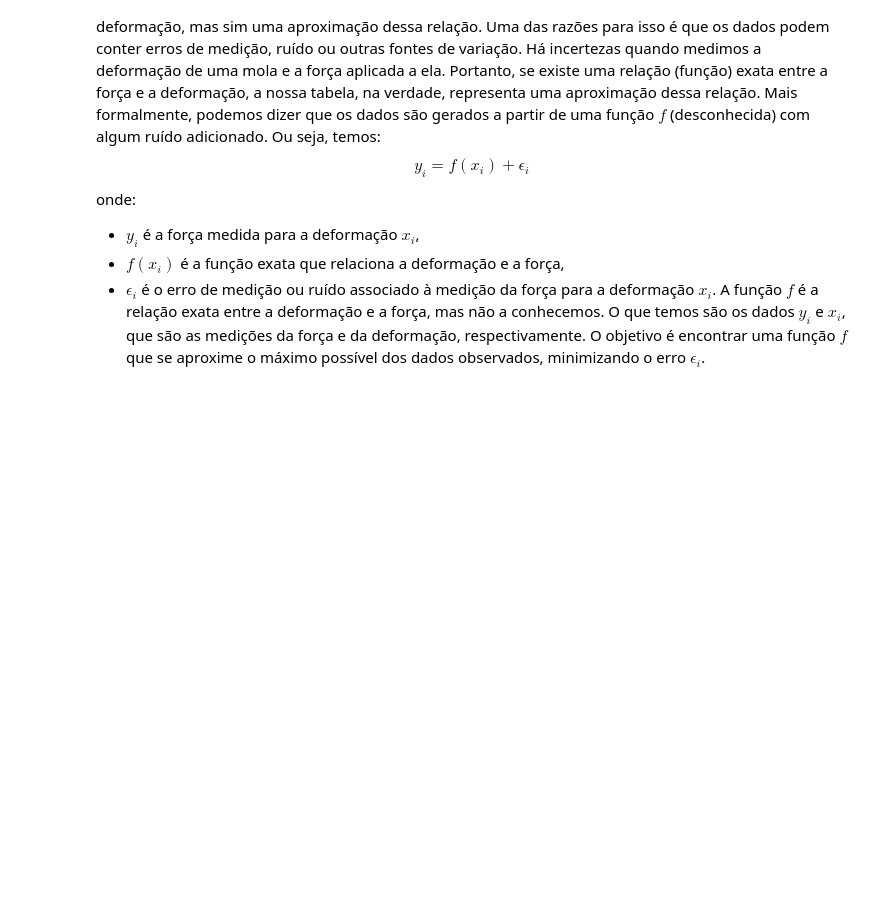
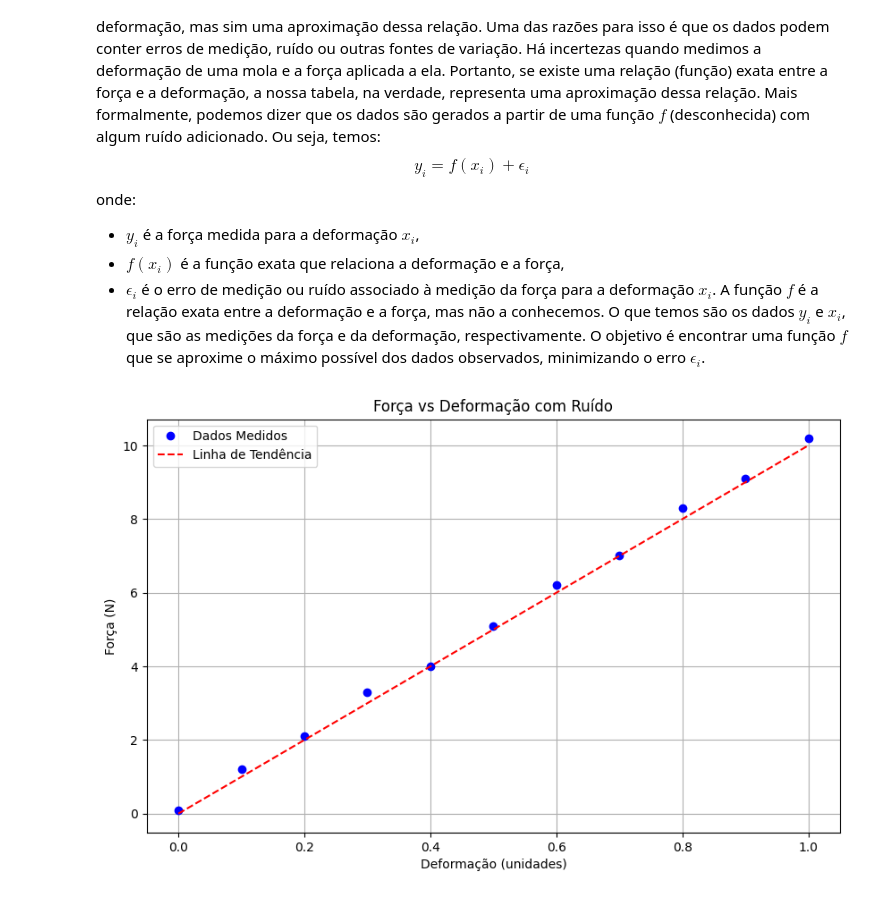
Before and after one commit to rbribeiro/md22, a Jupyter notebook: notebooks/intro_to_ml.ipynb, the cells around one changed output. Cells and saved outputs as stored; diff of their text form; code cells hidden in the pictures; blank space fills up the shorter version.

Commit message:
Replacing plotly by matlibplot

```diff
--- a/notebooks/intro_to_ml.ipynb
+++ b/notebooks/intro_to_ml.ipynb
@@ -117,30 +117,23 @@ onde:
 - $\epsilon_i$ é o erro de medição ou ruído associado à medição da força para a deformação $x_i$.
 A função $f$ é a relação exata entre a deformação e a força, mas não a conhecemos. O que temos são os dados $y_i$ e $x_i$, que são as medições da força e da deformação, respectivamente. O objetivo é encontrar uma função $f$ que se aproxime o máximo possível dos dados observados, minimizando o erro $\epsilon_i$.
 # %%
-import plotly.graph_objects as go
+import matplotlib.pyplot as plt
 import numpy as np
 
 # Dados com ruído
 deformacao = np.linspace(0, 1, 11)
 forca_medida = np.array([0.1, 1.2, 2.1, 3.3, 4.0, 5.1, 6.2, 7.0, 8.3, 9.1, 10.2])
 
-# Criar o gráfico interativo
-fig = go.Figure()
-
-# Adicionar os dados com ruído
-fig.add_trace(go.Scatter(x=deformacao, y=forca_medida, mode='markers', name='Dados com ruído', marker=dict(color='blue')))
-
-# Adicionar a relação linear esperada
-fig.add_trace(go.Scatter(x=deformacao, y=deformacao * 10, mode='lines', name='Relação linear esperada', line=dict(color='red', dash='dash')))
-
-# Configurar o layout do gráfico
-fig.update_layout(
-    title='Deformação x Força com Ruído',
-    xaxis_title='Deformação (m)',
-    yaxis_title='Força (N)',
-    legend=dict(font=dict(size=10)),
-    template='plotly_white'
-)
-
-# Exibir o gráfico
-fig.show()
+# Plotagem dos dados
+plt.figure(figsize=(10, 6))
+plt.plot(deformacao, forca_medida, 'o', label='Dados Medidos', color='blue')
+# Plotagem da linha de tendência
+plt.plot(deformacao, deformacao*10, '--', label='Linha de Tendência', color='red')
+plt.title('Força vs Deformação com Ruído')
+plt.xlabel('Deformação (unidades)')
+plt.ylabel('Força (N)')
+plt.grid(True)
+plt.legend()
+plt.show()
+# %% [output]
+[figure, added]
```
